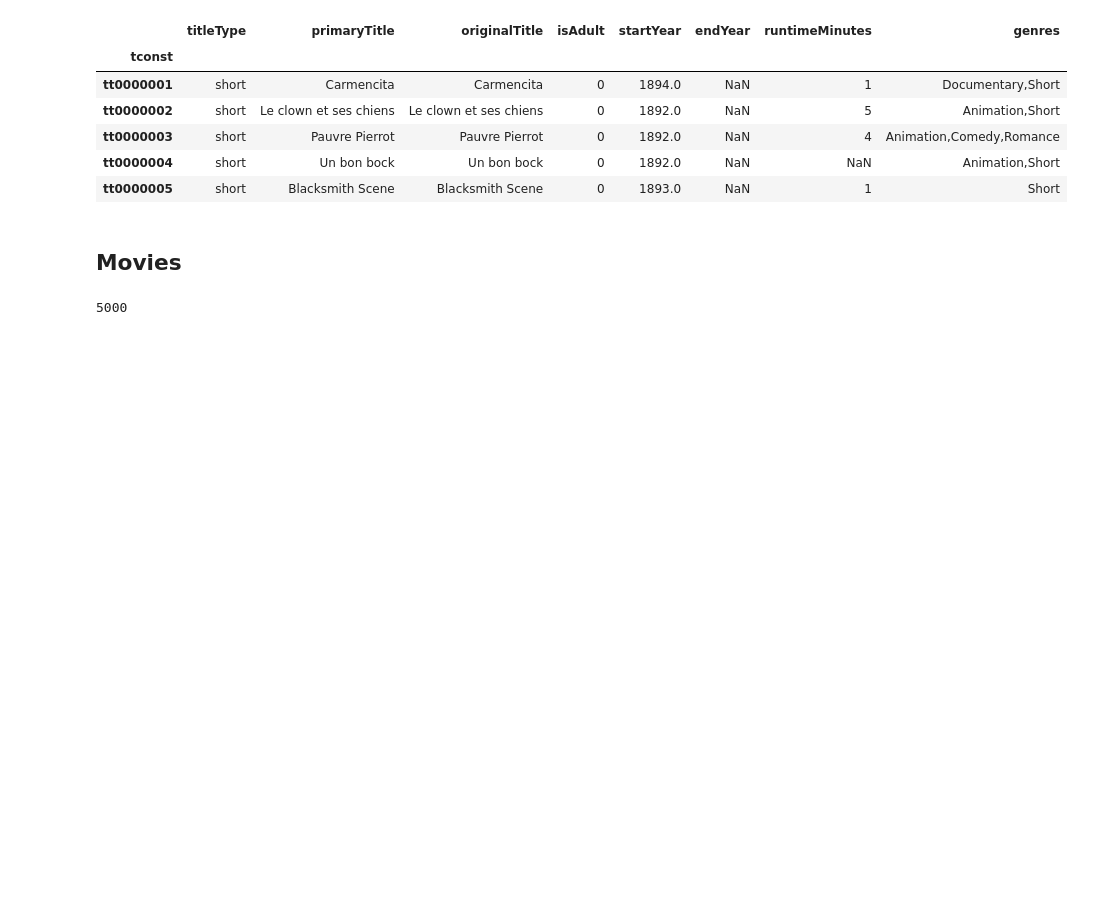
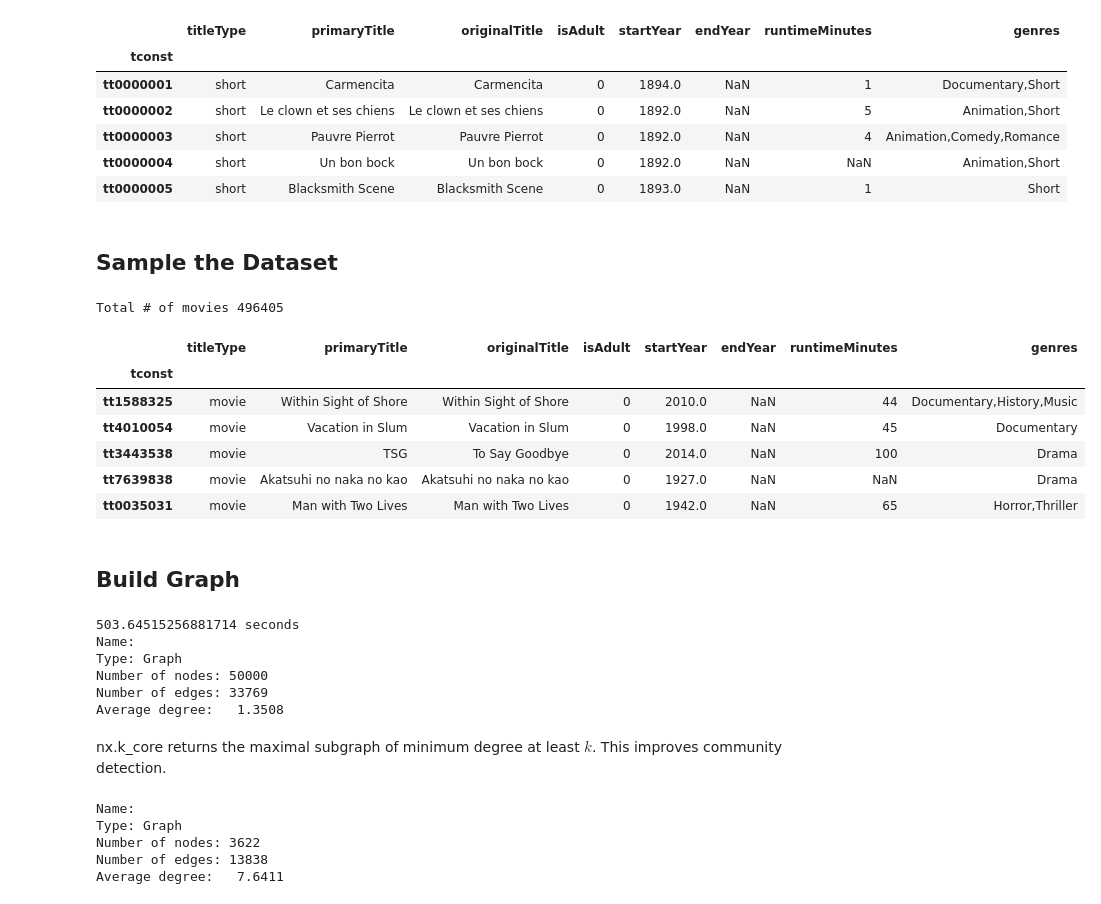
Before and after one commit to ionab10/imdb_network, a Jupyter notebook: CommunityDetection.ipynb, the cells around one changed output. Cells and saved outputs as stored; diff of their text form; code cells hidden in the pictures; blank space fills up the shorter version.

```diff
--- a/CommunityDetection.ipynb
+++ b/CommunityDetection.ipynb
@@ -14,7 +23,6 @@ from fa2 import ForceAtlas2
 # %%
 name_basics = pd.read_csv("name.basics.tsv.gz", sep = "\t", na_values=["\\N"], index_col="nconst")
+title_basics = pd.read_csv("title.basics.tsv.gz", sep = "\t", na_values=["\\N"], index_col="tconst", low_memory=False)
-# %%
-title_basics = pd.read_csv("title.basics.tsv.gz", sep = "\t", na_values=["\\N"], index_col="tconst")
 # %%
 name_basics.head()
 # %% [output]
@@ -35,15 +43,27 @@ title_basics.head()
 | tt0000003 | short | Pauvre Pierrot | Pauvre Pierrot | 0 | 1892.0 | NaN | 4 | Animation,Comedy,Romance |
 | tt0000004 | short | Un bon bock | Un bon bock | 0 | 1892.0 | NaN | NaN | Animation,Short |
 | tt0000005 | short | Blacksmith Scene | Blacksmith Scene | 0 | 1893.0 | NaN | 1 | Short |
-# %% [markdown]
-## Movies
+# %% [markdown]
+## Sample the Dataset
 # %%
 movies=title_basics.query("titleType == 'movie'")
-print(len(movies))
-movies=movies.sample(5000)
+print('Total # of movies', len(movies))
+
+movies=movies.sample(50000)
+movies.head()
 # %% [output]
-5000
+Total # of movies 496405
+|  | titleType | primaryTitle | originalTitle | isAdult | startYear | endYear | runtimeMinutes | genres |
+| tconst |  |  |  |  |  |  |  |  |
+| tt1588325 | movie | Within Sight of Shore | Within Sight of Shore | 0 | 2010.0 | NaN | 44 | Documentary,History,Music |
+| tt4010054 | movie | Vacation in Slum | Vacation in Slum | 0 | 1998.0 | NaN | 45 | Documentary |
+| tt3443538 | movie | TSG | To Say Goodbye | 0 | 2014.0 | NaN | 100 | Drama |
+| tt7639838 | movie | Akatsuhi no naka no kao | Akatsuhi no naka no kao | 0 | 1927.0 | NaN | NaN | Drama |
+| tt0035031 | movie | Man with Two Lives | Man with Two Lives | 0 | 1942.0 | NaN | 65 | Horror,Thriller |
+# %% [markdown]
+## Build Graph
 # %%
+start = time()
 G = nx.Graph()
 
 for i,row in movies.iterrows():
@@ -62,4 +82,12 @@ for i,row in name_basics.iterrows():
                 else:
                     G.add_edge(u,v, weight=1)
 
-nx.info(G)
+print(time()-start, 'seconds')
+print(nx.info(G))
+# %% [output]
+503.64515256881714 seconds
+Name:
+Type: Graph
+Number of nodes: 50000
+Number of edges: 33769
+Average degree:   1.3508
@@ -68,3 +94,11 @@ temp=G.copy()
+# %% [markdown]
+nx.k_core returns the maximal subgraph of minimum degree at least $k$. This improves community detection.
 # %%
 G=nx.k_core(G,k=3)
-nx.info(G)
+print(nx.info(G))
+# %% [output]
+Name:
+Type: Graph
+Number of nodes: 3622
+Number of edges: 13838
+Average degree:   7.6411
```
Also changed, not shown: parts of 12 cells of this notebook, 2 other files.
